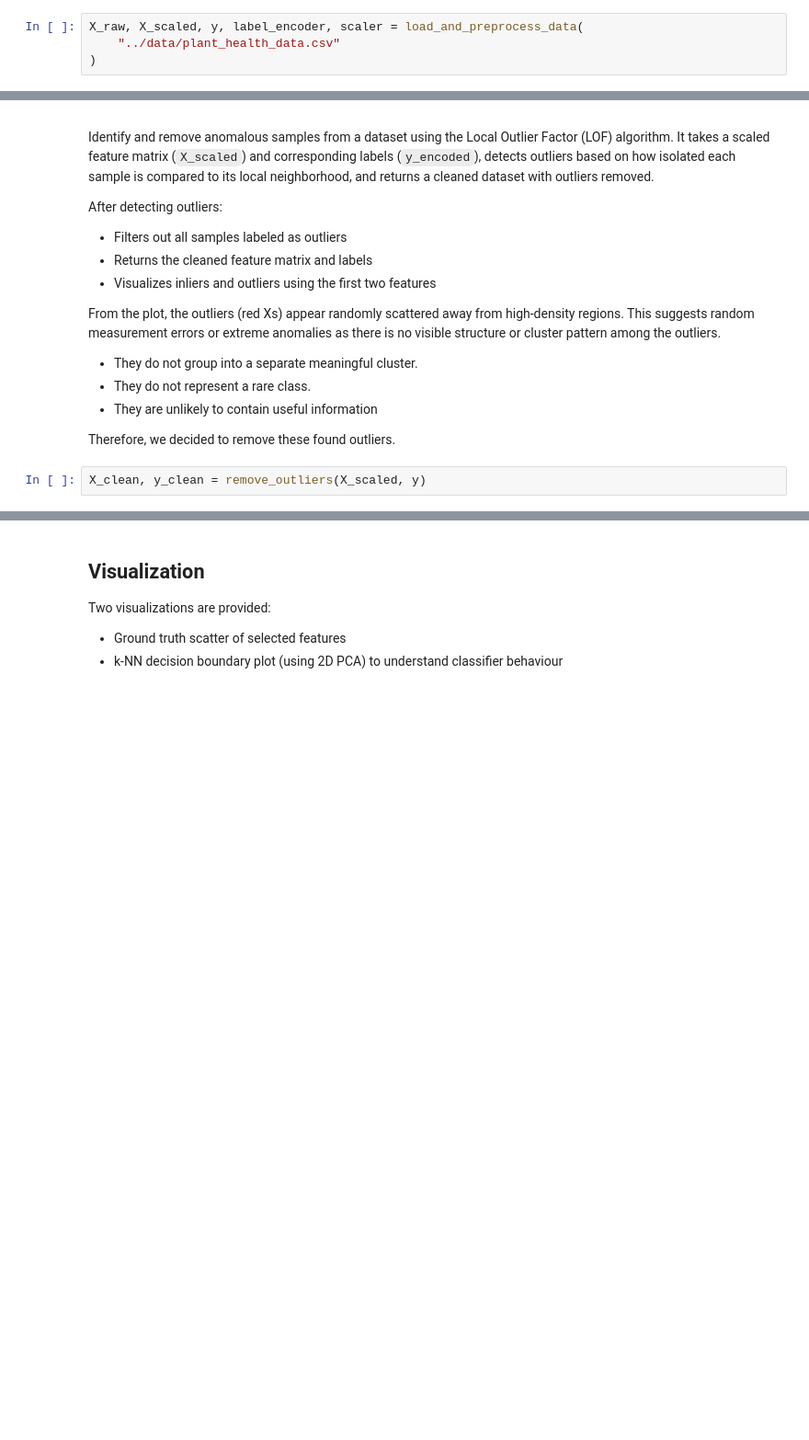
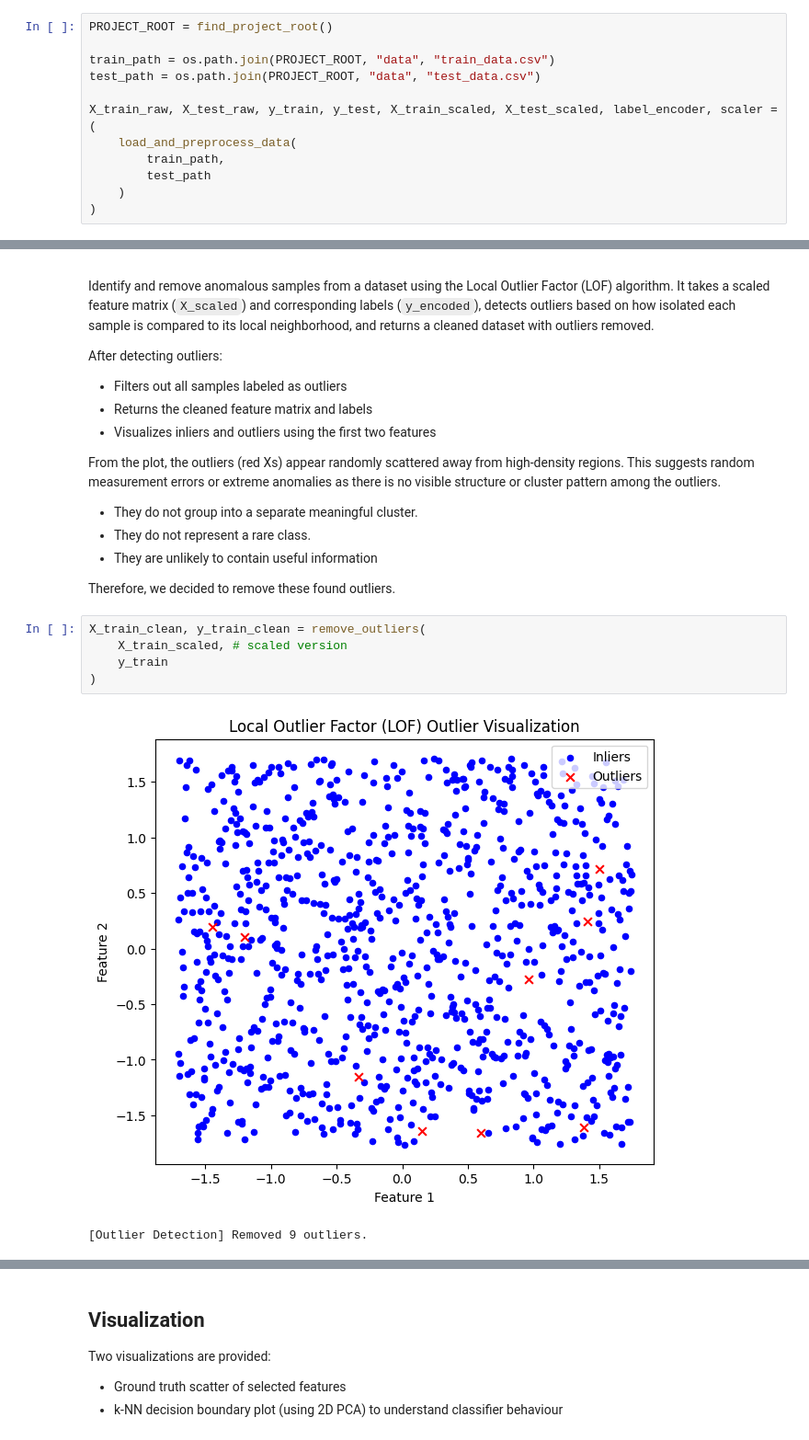
Before and after one commit to amenzies23/CMPT-459-Project, a Jupyter notebook: knn/train.ipynb, the cells around one changed output, grey strips where cells are left out. Shown at 92% size. Cells and saved outputs as stored; diff of their text form; blank space fills up the shorter version.

Commit message:
Updated: data path to use train_data.csv and test_data.csv for splitting, performance decreases a bit, Added: a helper function to find root folder based off .gitignore location

```diff
--- a/knn/train.ipynb
+++ b/knn/train.ipynb
@@ -40,8 +46,16 @@ We:
 - Encodes the target variable using `LabelEncoder` (for visualization).
 - Standardizes numerical features using `StandardScaler` and returns both raw and scaled versions.
 # %%
-X_raw, X_scaled, y, label_encoder, scaler = load_and_preprocess_data(
-    "../data/plant_health_data.csv"
+PROJECT_ROOT = find_project_root()
+
+train_path = os.path.join(PROJECT_ROOT, "data", "train_data.csv")
+test_path = os.path.join(PROJECT_ROOT, "data", "test_data.csv")
+
+X_train_raw, X_test_raw, y_train, y_test, X_train_scaled, X_test_scaled, label_encoder, scaler = (
+    load_and_preprocess_data(
+        train_path,
+        test_path
+    )
 )
 # %% [markdown]
 ## Outlier Removal
@@ -63,7 +77,13 @@ as there is no visible structure or cluster pattern among the outliers.
 
 Therefore, we decided to remove these found outliers.
 # %%
-X_clean, y_clean = remove_outliers(X_scaled, y)
+X_train_clean, y_train_clean = remove_outliers(
+    X_train_scaled, # scaled version
+    y_train
+)
+# %% [output]
+[figure, added]
+[Outlier Detection] Removed 9 outliers.
 # %% [markdown]
 ## Feature Selection
 Perform feature selection using the `SelectKBest` with `Mutual Information` as the scoring metric.
```
Also changed, not shown: parts of 7 cells of this notebook, 4 other files.
